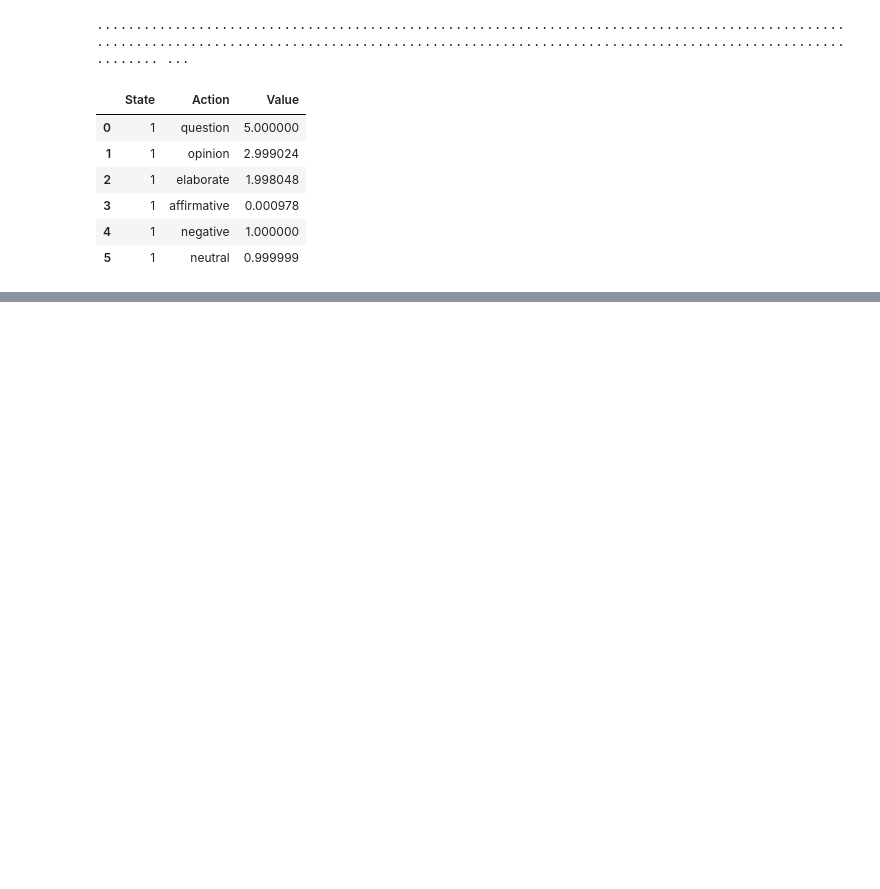
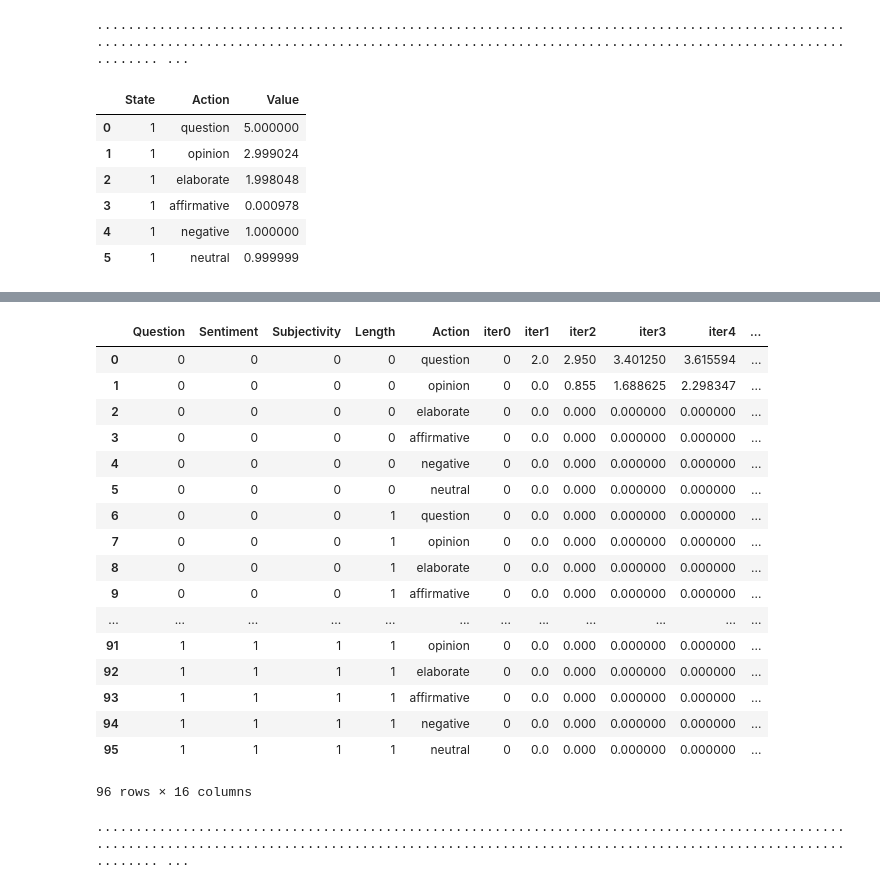
Before and after one commit to MollyZhang/Reinforcement_learning_NLP, a Jupyter notebook: molly/Q_learning.ipynb, the cells around one changed output, grey strips where cells are left out. Drawn from its saved outputs; the diff is of its cells as text; code cells hidden in the pictures; blank space fills up the shorter version.

```diff
--- a/molly/Q_learning.ipynb
+++ b/molly/Q_learning.ipynb
@@ -137,17 +136,17 @@ actions: "Q": question, "O": opinion, "E": elaborate, "Yes": affirm, "N": negate
 reward: intertupt score
 # %%
 class RL_QA(object):
-    def __init__(self, states=[], actions=[], reward=[], gamma=0.9, alpha=0.5):
+    def __init__(self, states=[], reward=[], gamma=0.9, alpha=0.5):
         self.states = states
-        self.actions = actions
+        self.actions = ["question", "opinion", "elaborate", "affirmative", "negative", "neutral"]
         self.reward = reward
         self.alpha = alpha
         self.gamma = gamma
-        self.q = self.initialize(states, actions)
+        self.q = self.initialize(states, self.actions)
 
     def initialize(self, states, actions):
         df = pd.DataFrame(columns=["State","Action","Value"],
-                          data=list(itertools.product(["1"], actions,[0])))
+                          data=list(itertools.product(["0", "1"], actions,[0])))
         return df
 
     def update_q(self, dialogue, n_iters=1):
@@ -188,3 +187,8 @@ class RL_QA(object):
         else:
             q = self.q[(self.q.State==next_states)]
             return max(list(q["Value"]))
+
+def find_examples_w_user_question(dialogs):
+    for filename, df in dialogs.items():
+        if "1" in list(df["Question"]) and df.iloc[-1]["interupt"] > 3:
+            return df
@@ -194,0 +195,4 @@ list(itertools.product(*s))
+# %%
+example = find_examples_w_user_question(dialogs)
+question_RL = RL_QA(states=["Question"], reward=["interupt"])
+q_mid = question_RL.update_q(example, n_iters=10)
@@ -194,0 +347,5 @@ list(itertools.product(*s))
+# %%
+all_RL = RL(reward=["overall"])
+# %%
+example = get_example(dialogs)
+q_mid = all_RL.update_q(example, n_iters=10)
@@ -194,0 +385,28 @@ list(itertools.product(*s))
+# %%
+q_mid
+# %% [output]
+|  | Question | Sentiment | Subjectivity | Length | Action | iter0 | iter1 | iter2 | iter3 | iter4 | ... |
+| 0 | 0 | 0 | 0 | 0 | question | 0 | 2.0 | 2.950 | 3.401250 | 3.615594 | ... |
+| 1 | 0 | 0 | 0 | 0 | opinion | 0 | 0.0 | 0.855 | 1.688625 | 2.298347 | ... |
+| 2 | 0 | 0 | 0 | 0 | elaborate | 0 | 0.0 | 0.000 | 0.000000 | 0.000000 | ... |
+| 3 | 0 | 0 | 0 | 0 | affirmative | 0 | 0.0 | 0.000 | 0.000000 | 0.000000 | ... |
+| 4 | 0 | 0 | 0 | 0 | negative | 0 | 0.0 | 0.000 | 0.000000 | 0.000000 | ... |
+| 5 | 0 | 0 | 0 | 0 | neutral | 0 | 0.0 | 0.000 | 0.000000 | 0.000000 | ... |
+| 6 | 0 | 0 | 0 | 1 | question | 0 | 0.0 | 0.000 | 0.000000 | 0.000000 | ... |
+| 7 | 0 | 0 | 0 | 1 | opinion | 0 | 0.0 | 0.000 | 0.000000 | 0.000000 | ... |
+| 8 | 0 | 0 | 0 | 1 | elaborate | 0 | 0.0 | 0.000 | 0.000000 | 0.000000 | ... |
+| 9 | 0 | 0 | 0 | 1 | affirmative | 0 | 0.0 | 0.000 | 0.000000 | 0.000000 | ... |
+| ... | ... | ... | ... | ... | ... | ... | ... | ... | ... | ... | ... |
+| 91 | 1 | 1 | 1 | 1 | opinion | 0 | 0.0 | 0.000 | 0.000000 | 0.000000 | ... |
+| 92 | 1 | 1 | 1 | 1 | elaborate | 0 | 0.0 | 0.000 | 0.000000 | 0.000000 | ... |
+| 93 | 1 | 1 | 1 | 1 | affirmative | 0 | 0.0 | 0.000 | 0.000000 | 0.000000 | ... |
+| 94 | 1 | 1 | 1 | 1 | negative | 0 | 0.0 | 0.000 | 0.000000 | 0.000000 | ... |
+| 95 | 1 | 1 | 1 | 1 | neutral | 0 | 0.0 | 0.000 | 0.000000 | 0.000000 | ... |
+96 rows × 16 columns
+# %%
+all_RL = RL(reward=["overall"])
+for key, value in dialogs.items():
+    print(".", end="")
+    all_RL.update_q(value, n_iters=10)
+# %% [output]
+........................................................................................................................................................................................................ ...
```
Also changed, not shown: parts of 18 cells of this notebook.
